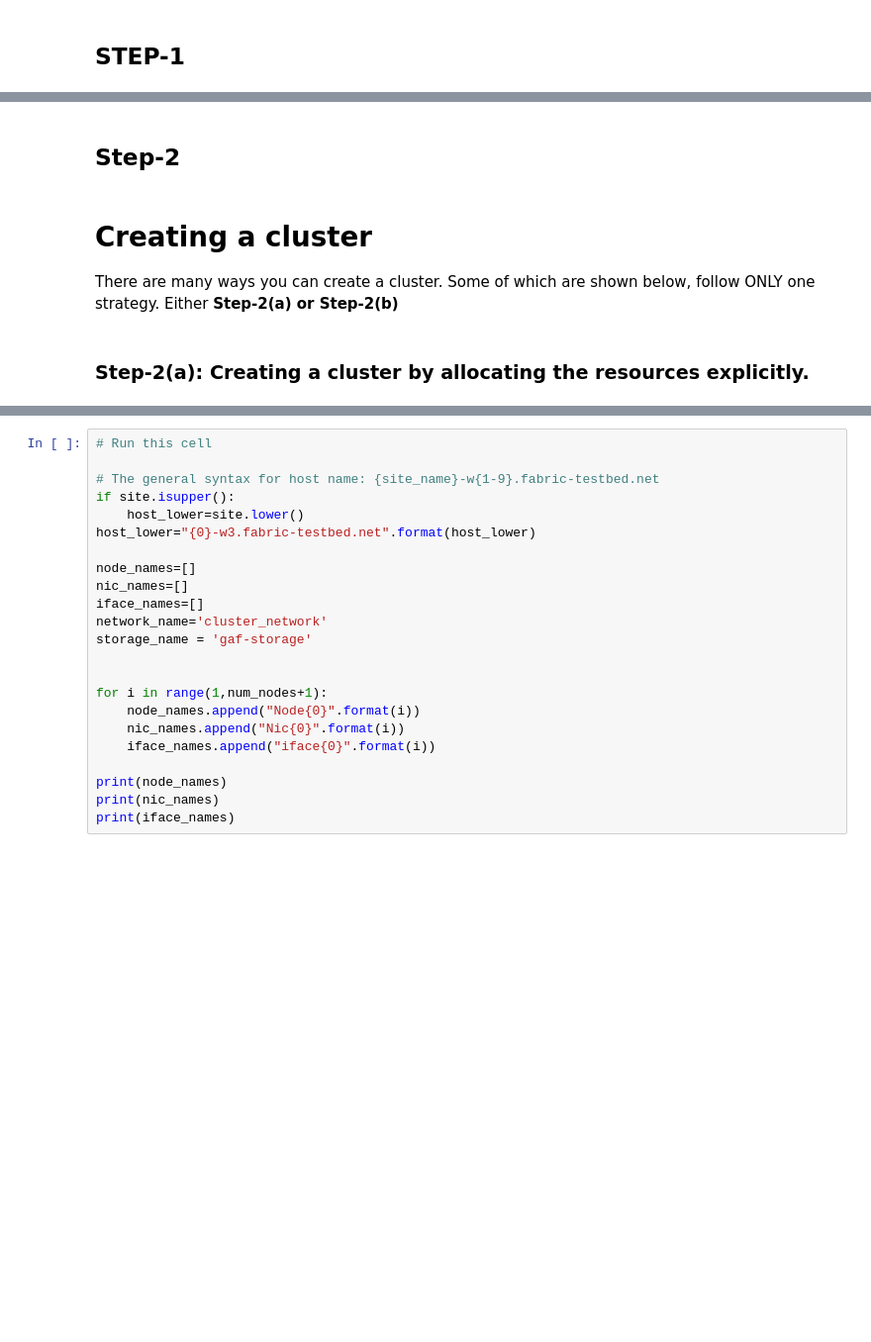
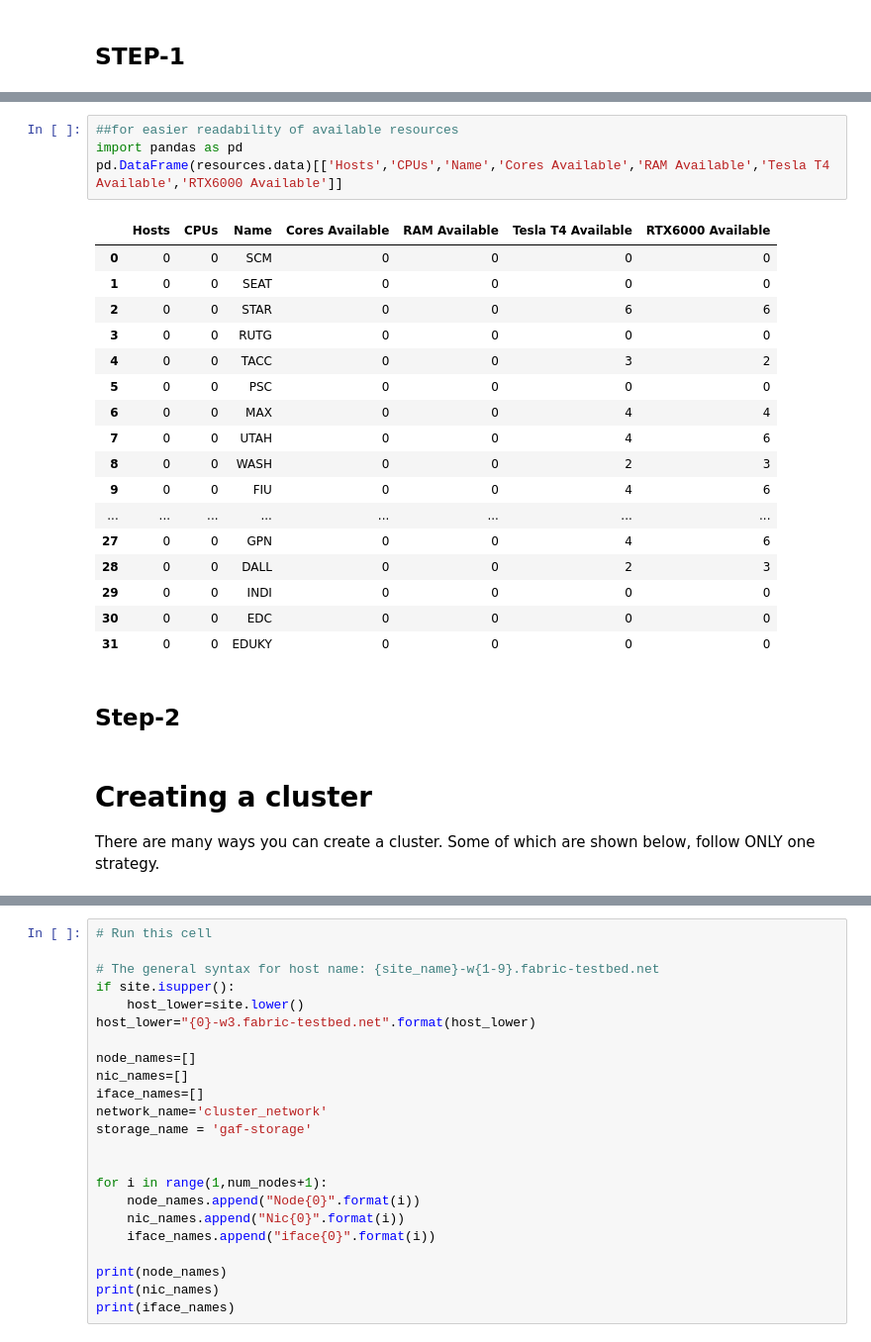
Before and after one commit to MU-Data-Science/GAF, a Jupyter notebook: FABRIC/scripts/create_cluster.ipynb, the cells around one changed output, grey strips where cells are left out. Shown at 99% size. Cells and saved outputs as stored; diff of their text form; blank space fills up the shorter version.

```diff
--- a/FABRIC/scripts/create_cluster.ipynb
+++ b/FABRIC/scripts/create_cluster.ipynb
@@ -63,12 +64,32 @@ Sites
 <pandas.io.formats.style.Styler object at 0x...>
+# %%
+##for easier readability of available resources
+import pandas as pd
+pd.DataFrame(resources.data)[['Hosts','CPUs','Name','Cores Available','RAM Available','Tesla T4 Available','RTX6000 Available']]
+# %% [output]
+|  | Hosts | CPUs | Name | Cores Available | RAM Available | Tesla T4 Available | RTX6000 Available |
+| 0 | 0 | 0 | SCM | 0 | 0 | 0 | 0 |
+| 1 | 0 | 0 | SEAT | 0 | 0 | 0 | 0 |
+| 2 | 0 | 0 | STAR | 0 | 0 | 6 | 6 |
+| 3 | 0 | 0 | RUTG | 0 | 0 | 0 | 0 |
+| 4 | 0 | 0 | TACC | 0 | 0 | 3 | 2 |
+| 5 | 0 | 0 | PSC | 0 | 0 | 0 | 0 |
+| 6 | 0 | 0 | MAX | 0 | 0 | 4 | 4 |
+| 7 | 0 | 0 | UTAH | 0 | 0 | 4 | 6 |
+| 8 | 0 | 0 | WASH | 0 | 0 | 2 | 3 |
+| 9 | 0 | 0 | FIU | 0 | 0 | 4 | 6 |
+| ... | ... | ... | ... | ... | ... | ... | ... |
+| 27 | 0 | 0 | GPN | 0 | 0 | 4 | 6 |
+| 28 | 0 | 0 | DALL | 0 | 0 | 2 | 3 |
+| 29 | 0 | 0 | INDI | 0 | 0 | 0 | 0 |
+| 30 | 0 | 0 | EDC | 0 | 0 | 0 | 0 |
+| 31 | 0 | 0 | EDUKY | 0 | 0 | 0 | 0 |
 # %% [markdown]
 ## Step-2
 # %% [markdown]
 # Creating a cluster
 
-There are many ways you can create a cluster. Some of which are shown below, follow ONLY one strategy. Either <b>Step-2(a) or Step-2(b)</b>
+There are many ways you can create a cluster. Some of which are shown below, follow ONLY one strategy.
-# %% [markdown]
-### Step-2(a): Creating a cluster by allocating the resources explicitly.
 # %%
 # Run this cell
 # Initialize the variables appropriately.
```
Also changed, not shown: parts of 18 cells of this notebook, 9 other files.
